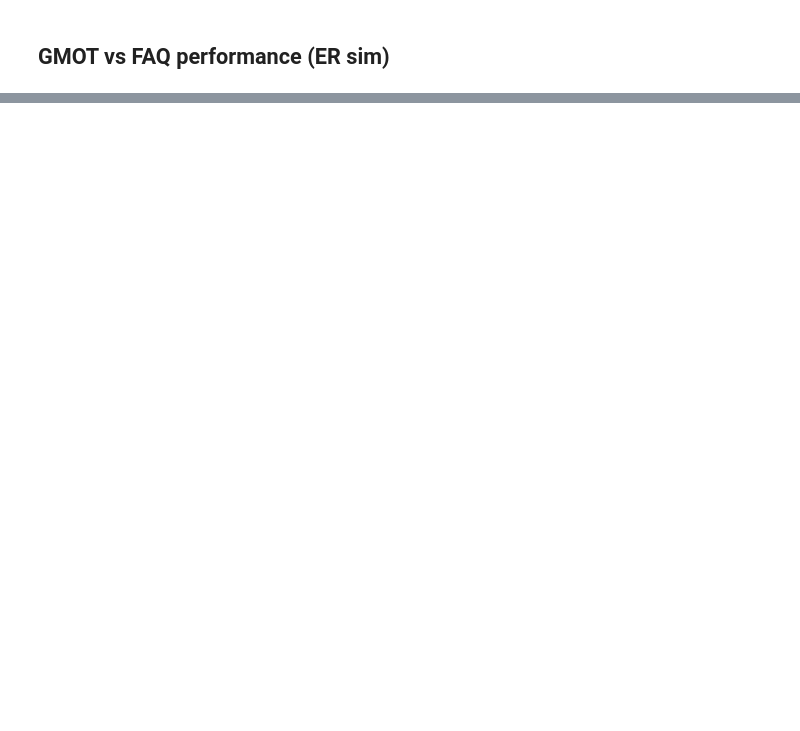
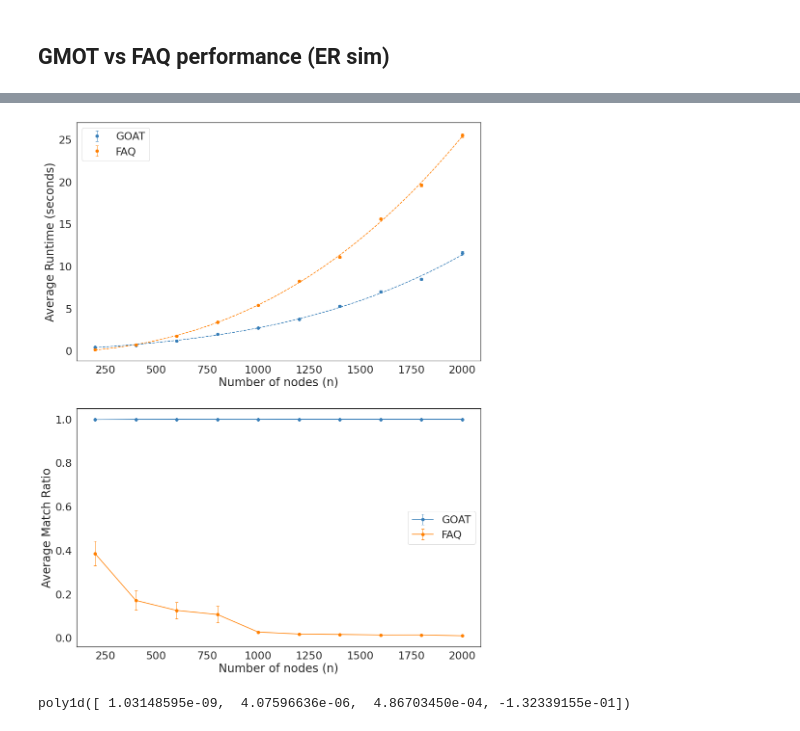
Before and after one commit to neurodata/goat, a Jupyter notebook: docs/er_time.ipynb, the cells around one changed output, grey strips where cells are left out. Cells and saved outputs as stored; diff of their text form; code cells hidden in the pictures; blank space fills up the shorter version.

```diff
--- a/docs/er_time.ipynb
+++ b/docs/er_time.ipynb
@@ -83,0 +87,33 @@ plt.legend()
+# %%
+fig, ax = plt.subplots(2)
+sns.set_context('paper')
+sns.set(rc={'figure.figsize':(15,20)})
+sns.set(font_scale = 2)
+sns.set_style('white')
+
+ax[0].errorbar(nodes,np.mean(times_sgmls, axis=1), sem(times_sgmls, axis=1),fmt='o',capsize=3, elinewidth=1, markeredgewidth=1, label=f'GOAT',color=cb[0])
+ax[0].errorbar(nodes,np.mean(times_sgm, axis=1), sem(times_sgm, axis=1),fmt='o',capsize=3, elinewidth=1, markeredgewidth=1, label=f'FAQ',color=cb[1])
+ax[0].plot(xp,pgm(xp), '--',color=cb[1],)
+ax[0].plot(xp,pgmls(xp),'--',color=cb[0])
+# plt.text(1000,20,fr'${s}$')
+ax[0].set_xlabel("Number of nodes (n)")
+
+ax[0].set_ylabel("Average Runtime (seconds)")
+ax[0].legend()
+
+ax[1].errorbar(nodes,np.mean(acc_sgmls, axis=1), sem(acc_sgmls, axis=1),marker='o',capsize=3, elinewidth=1, markeredgewidth=1, label=f'GOAT',color=cb[0])
+ax[1].errorbar(nodes,np.mean(acc_sgm, axis=1), sem(acc_sgm, axis=1),marker='o',capsize=3, elinewidth=1, markeredgewidth=1, label=f'FAQ',color=cb[1])
+# plt.plot(xp,pgm(xp), '--',color='red',)
+# plt.plot(xp,pgmls(xp),'--',color='blue')
+
+ax[1].set_xlabel("Number of nodes (n)")
+ax[1].set_ylabel("Average Match Ratio")
+# plt.title("ER_np(N, log(N)/N)")
+ax[1].legend()
+plt.savefig('er_time.png')
+# %% [output]
+[figure, added]
+# %%
+pgm
+# %% [output]
+poly1d([ 1.03148595e-09,  4.07596636e-06,  4.86703450e-04, -1.32339155e-01])
```
Also changed, not shown: parts of 4 cells of this notebook, 3 other files.
